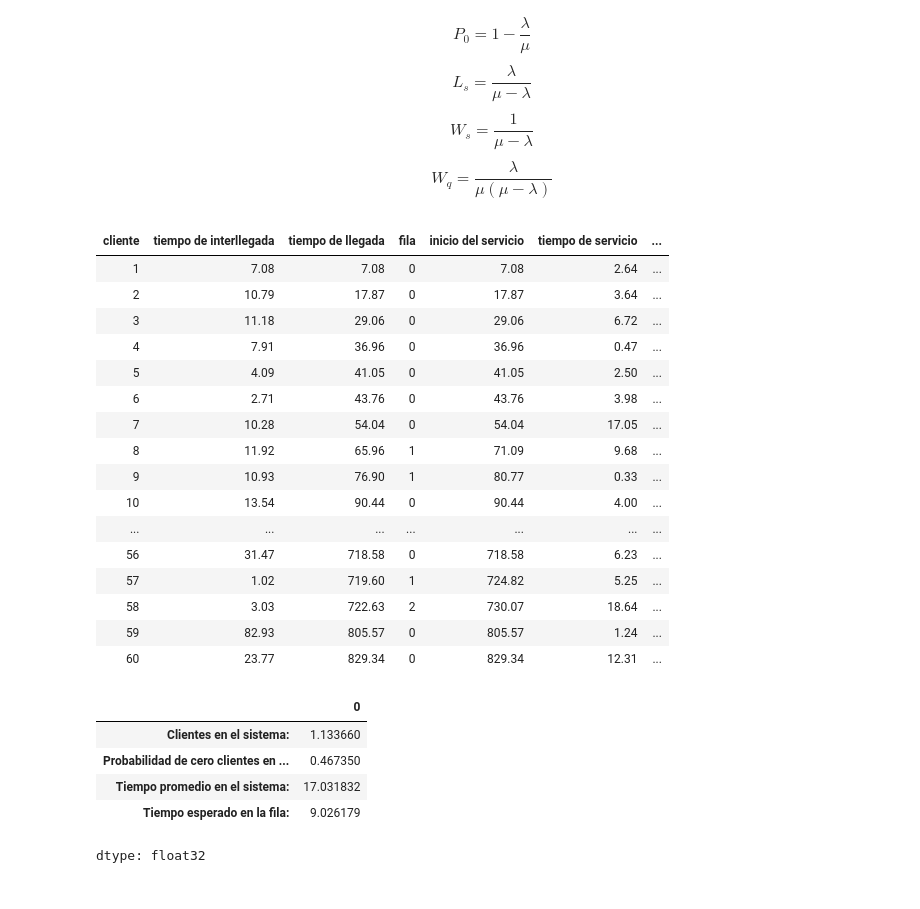
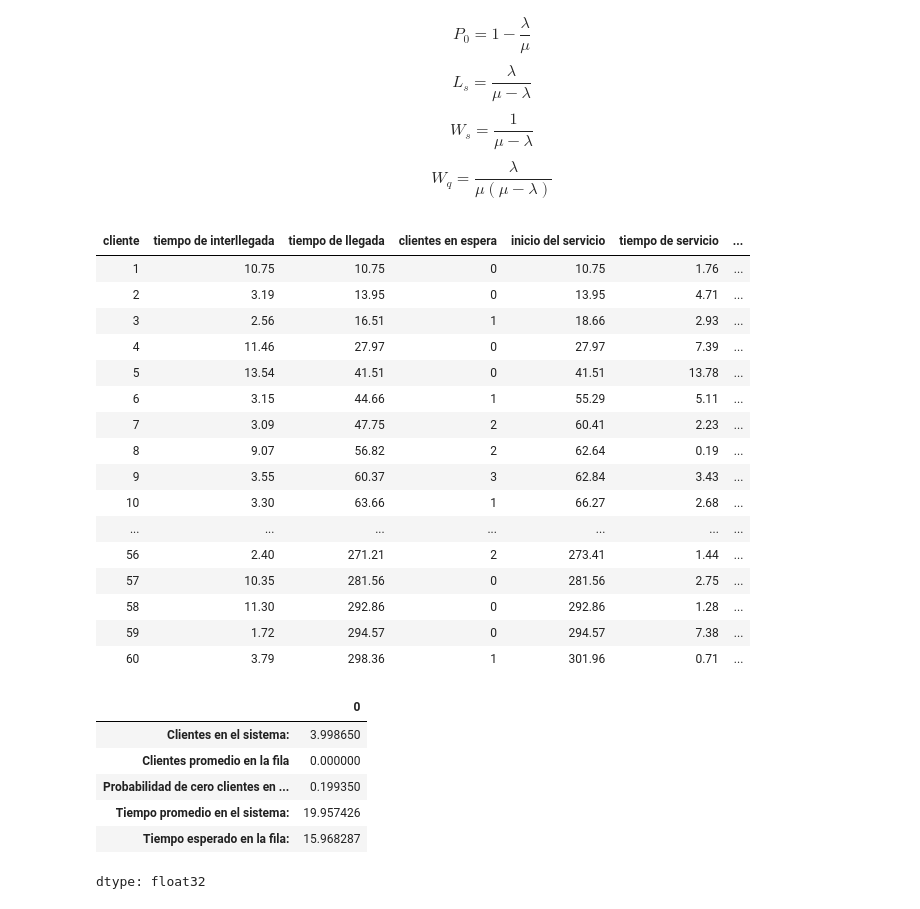
Before and after one commit to AyaxYordi/Simulacion, a Jupyter notebook: Linea_de_espera_un_servidor.ipynb, the cells around one changed output. Saved outputs shown, nothing was run; the diff lists cells and outputs as text; code cells hidden in the pictures.

```diff
--- a/Linea_de_espera_un_servidor.ipynb
+++ b/Linea_de_espera_un_servidor.ipynb
@@ -14,9 +14,8 @@ $$L_s=\dfrac{\lambda}{\mu-\lambda}$$
 $$W_s=\dfrac{1}{\mu-\lambda}$$
 $$W_q=\dfrac{\lambda}{\mu(\mu-\lambda)}$$
 # %%
-from random import random
+from random import *
 from random import expovariate as expo
-from random import triangular
 import numpy as np
 import pandas as pd
 
@@ -24,12 +23,12 @@ def lineaE(n):
 	t0 = 0
 	s = 0 # total de clientes en la fila
 	k = 0 # indice
-	datos = np.zeros( (n,10) )
+	datos = np.zeros( (n,10) , np.float32)
 	encabezados = [
 'cliente',
 'tiempo de interllegada',
 'tiempo de llegada',
-'fila',
+'clientes en espera',
 'inicio del servicio',
 'tiempo de servicio',
 'fin del servicio',
@@ -41,7 +40,7 @@ def lineaE(n):
 		datos[i][0] = i + 1
 
 		# tiempo entre llegadas
-		t = expo(1/15) # distribucion de llegadas
+		t = expo(1/5) # distribucion de llegadas
 		datos[i][1] = t
 
 		# tiempo de llegada
@@ -52,7 +51,7 @@ def lineaE(n):
 			t0 += t
 			datos[i][2] = t0
 
-		# fila
+		# clientes en espera
 		if i == 0:
 			datos[i][3] = s
 		elif t0 < datos[k][6]:
@@ -71,70 +70,84 @@ def lineaE(n):
 			datos[i][4] = max( datos[i-1][6] , t0 )
 
 		# distribucion del tiempo de servicio
-		u = expo(1/8)
+		u = expo(1/4)
 		datos[i][5] = u
 
 		# fin del servicio
 		datos[i][6] = datos[i][4] + u
 
 		# tiempo en el sistema
 		datos[i][7] = datos[i][6] - t0
 
 		# tiempo promedio en el sistema
 		if i == 0:
 			datos[i][8] = datos[i][6]
 		else:
 			datos[i][8] = datos[0:i,7].mean()
 
 	 # tiempo de espera en la fila
 		if i == 0:
 			datos[i][9] = 0
 		else:
 			datos[i][9] = datos[i][4] - datos[i][2]
 
-	return pd.DataFrame( np.round(datos,2) , columns = encabezados).astype({'cliente':np.int32,
+	return pd.DataFrame( np.round(datos,2) , columns = encabezados).astype({
+'cliente':np.uint32,
 'tiempo de interllegada':np.float32,
 'tiempo de llegada':np.float32,
-'fila':np.int32,
+'clientes en espera':np.uint16,
 'inicio del servicio':np.float32,
 'tiempo de servicio':np.float32,
 'fin del servicio':np.float32,
 'tiempo en el sistema':np.float32,
 'tiempo promedio en el sistema':np.float32,
 'tiempo de espera en la fila':np.float32})
 
 simu = lineaE(60).style.hide( axis = "index" ).format( precision = 2 )
 simu
 # %% [output]
-| cliente | tiempo de interllegada | tiempo de llegada | fila | inicio del servicio | tiempo de servicio | ... |
-| 1 | 7.08 | 7.08 | 0 | 7.08 | 2.64 | ... |
-| 2 | 10.79 | 17.87 | 0 | 17.87 | 3.64 | ... |
-| 3 | 11.18 | 29.06 | 0 | 29.06 | 6.72 | ... |
-| 4 | 7.91 | 36.96 | 0 | 36.96 | 0.47 | ... |
-| 5 | 4.09 | 41.05 | 0 | 41.05 | 2.50 | ... |
-| 6 | 2.71 | 43.76 | 0 | 43.76 | 3.98 | ... |
-| 7 | 10.28 | 54.04 | 0 | 54.04 | 17.05 | ... |
-| 8 | 11.92 | 65.96 | 1 | 71.09 | 9.68 | ... |
-| 9 | 10.93 | 76.90 | 1 | 80.77 | 0.33 | ... |
-| 10 | 13.54 | 90.44 | 0 | 90.44 | 4.00 | ... |
+| cliente | tiempo de interllegada | tiempo de llegada | clientes en espera | inicio del servicio | tiempo de servicio | ... |
+| 1 | 10.75 | 10.75 | 0 | 10.75 | 1.76 | ... |
+| 2 | 3.19 | 13.95 | 0 | 13.95 | 4.71 | ... |
+| 3 | 2.56 | 16.51 | 1 | 18.66 | 2.93 | ... |
+| 4 | 11.46 | 27.97 | 0 | 27.97 | 7.39 | ... |
+| 5 | 13.54 | 41.51 | 0 | 41.51 | 13.78 | ... |
+| 6 | 3.15 | 44.66 | 1 | 55.29 | 5.11 | ... |
+| 7 | 3.09 | 47.75 | 2 | 60.41 | 2.23 | ... |
+| 8 | 9.07 | 56.82 | 2 | 62.64 | 0.19 | ... |
+| 9 | 3.55 | 60.37 | 3 | 62.84 | 3.43 | ... |
+| 10 | 3.30 | 63.66 | 1 | 66.27 | 2.68 | ... |
 | ... | ... | ... | ... | ... | ... | ... |
-| 56 | 31.47 | 718.58 | 0 | 718.58 | 6.23 | ... |
-| 57 | 1.02 | 719.60 | 1 | 724.82 | 5.25 | ... |
-| 58 | 3.03 | 722.63 | 2 | 730.07 | 18.64 | ... |
-| 59 | 82.93 | 805.57 | 0 | 805.57 | 1.24 | ... |
-| 60 | 23.77 | 829.34 | 0 | 829.34 | 12.31 | ... |
+| 56 | 2.40 | 271.21 | 2 | 273.41 | 1.44 | ... |
+| 57 | 10.35 | 281.56 | 0 | 281.56 | 2.75 | ... |
+| 58 | 11.30 | 292.86 | 0 | 292.86 | 1.28 | ... |
+| 59 | 1.72 | 294.57 | 0 | 294.57 | 7.38 | ... |
+| 60 | 3.79 | 298.36 | 1 | 301.96 | 0.71 | ... |
 # %%
 k = 100000
+
 simu2 = lineaE(k)
-A = [simu2['fila'].mean() , simu2["fila"][(simu2["fila"]==0)].size/k , simu2['tiempo en el sistema'].mean() , simu2['tiempo de espera en la fila'].mean() ]
-pd.Series(A,index=["Clientes en el sistema:","Probabilidad de cero clientes en la fila:","Tiempo promedio en el sistema:","Tiempo esperado en la fila:"],
+
+A = [simu2['clientes en espera'].mean() ,
+     0,
+     simu2["clientes en espera"][(simu2["clientes en espera"]==0)].size/k ,
+     simu2['tiempo en el sistema'].mean() ,
+     simu2['tiempo de espera en la fila'].mean() ]
+
+pd.Series(A,index=
+ ["Clientes en el sistema:",
+  "Clientes promedio en la fila",
+  "Probabilidad de cero clientes en la fila:",
+  "Tiempo promedio en el sistema:",
+  "Tiempo esperado en la fila:"],
 dtype = np.float32)
 # %% [output]
 |  | 0 |
-| Clientes en el sistema: | 1.133660 |
-| Probabilidad de cero clientes en ... | 0.467350 |
-| Tiempo promedio en el sistema: | 17.031832 |
-| Tiempo esperado en la fila: | 9.026179 |
+| Clientes en el sistema: | 3.998650 |
+| Clientes promedio en la fila | 0.000000 |
+| Probabilidad de cero clientes en ... | 0.199350 |
+| Tiempo promedio en el sistema: | 19.957426 |
+| Tiempo esperado en la fila: | 15.968287 |
 dtype: float32
 # %%
 import matplotlib.pyplot as plt
```
Also changed, not shown: parts of 3 cells of this notebook.
